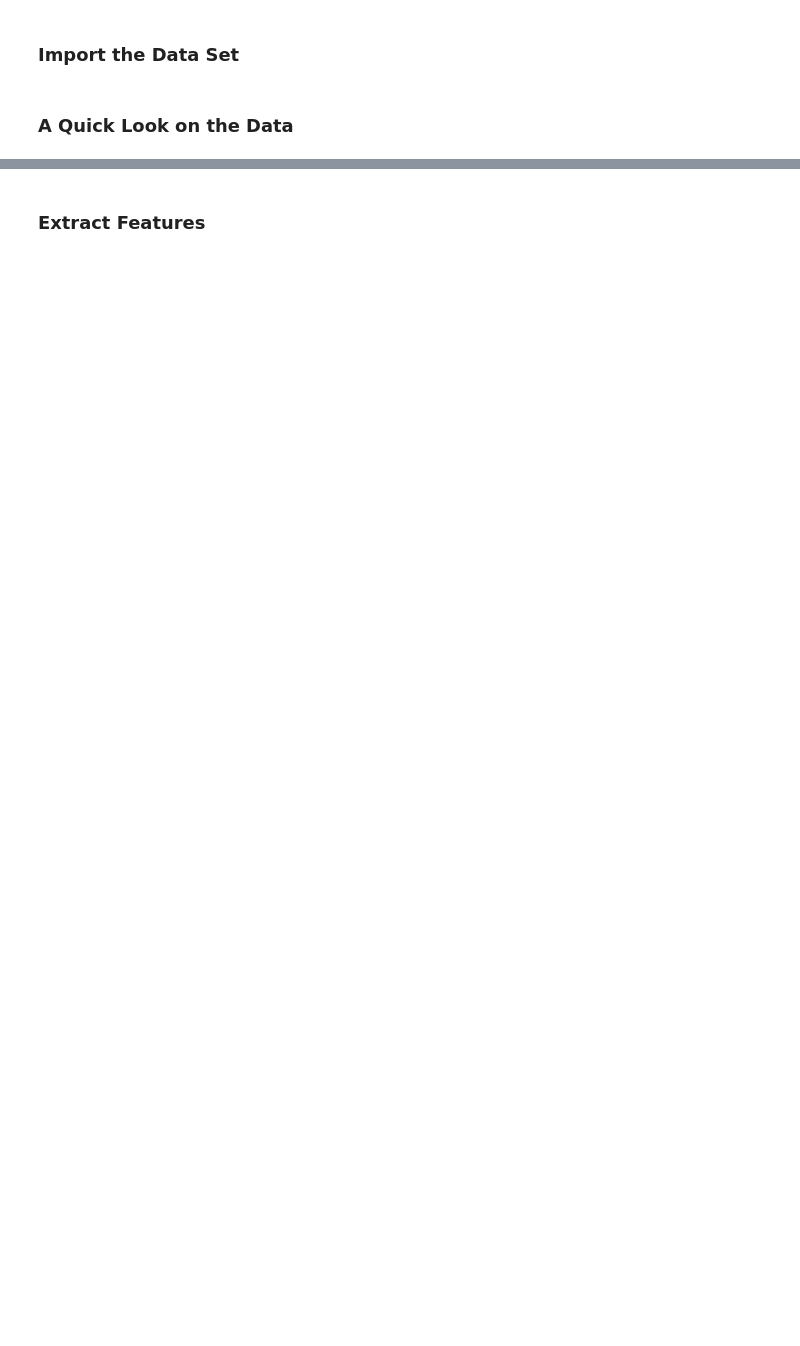
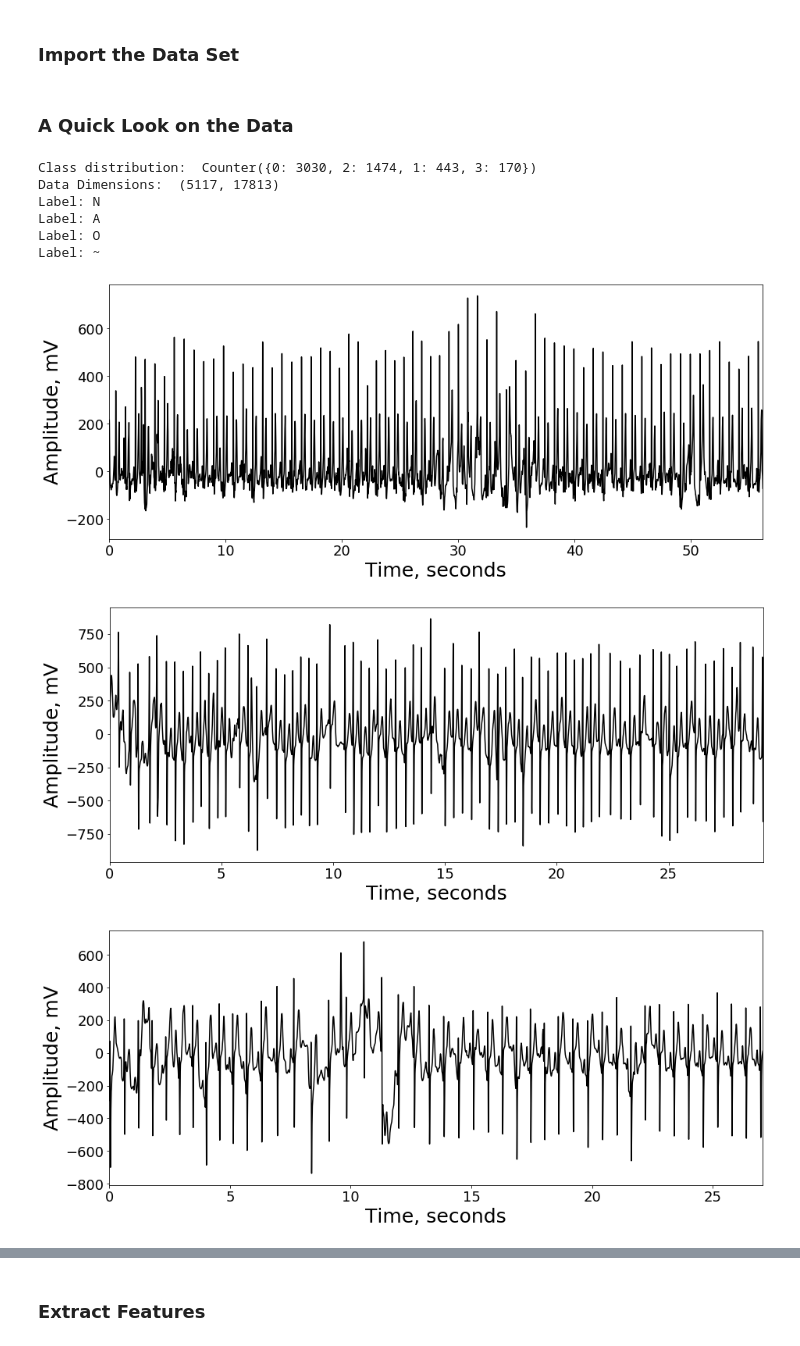
Before and after one commit to yardenas/ethz-advanced-ml, a Jupyter notebook: projects/project_3/classic_classification/ecg_with_feature_extraction.ipynb, the cells around one changed output, grey strips where cells are left out. Cells and saved outputs as stored; diff of their text form; code cells hidden in the pictures; blank space fills up the shorter version.

```diff
--- a/projects/project_3/classic_classification/ecg_with_feature_extraction.ipynb
+++ b/projects/project_3/classic_classification/ecg_with_feature_extraction.ipynb
@@ -21,24 +19,35 @@ IndentationError: unexpected unindent (template_statistics.py, line 1511)
 ### Import the Data Set
 # %%
 path_to_data = os.path.abspath(os.path.join(os.getcwd(), os.pardir))
-X = pd.read_csv(path_to_data + '/X_train.csv', nrows = 88).drop('id', axis=1).to_numpy()
-y = pd.read_csv(path_to_data + '/y_train.csv', nrows = 88).drop('id', axis=1).to_numpy()
+X = pd.read_csv(path_to_data + '/X_train.csv').drop('id', axis=1).to_numpy()
+y = pd.read_csv(path_to_data + '/y_train.csv').drop('id', axis=1).to_numpy()
 X_end_test = pd.read_csv(path_to_data + '/X_test.csv').drop('id', axis=1).to_numpy()
 # %% [markdown]
 ### A Quick Look on the Data
 # %%
 from ecg_features_master.utils.plotting.waveforms import plot_waveform
 from collections import Counter
 fs = 300 # [Hz]
-# print('Class distribution: ', Counter(y.ravel()))
-# print('Data Dimensions: ', X.shape)
-# labels = {
-#     'N': 0,
-#     'A': 1,
-#     'O': 2,
-#     '~': 3
-# }
-# for (heart, label_id) in labels.items():
-#     samples = X[np.argwhere(y == label_id)[0, 0], :]
-#     samples = samples[np.isfinite(samples)]
-#     plot_waveform(samples, fs)
+print('Class distribution: ', Counter(y.ravel()))
+print('Data Dimensions: ', X.shape)
+labels = {
+    'N': 0,
+    'A': 1,
+    'O': 2,
+    '~': 3
+}
+for (heart, label_id) in labels.items():
+    samples = X[np.argwhere(y == label_id)[0, 0], :]
+    samples = samples[np.isfinite(samples)]
+    print('Label: ' + heart)
+    plot_waveform(samples, fs)
+# %% [output]
+Class distribution:  Counter({0: 3030, 2: 1474, 1: 443, 3: 170})
+Data Dimensions:  (5117, 17813)
+Label: N
+Label: A
+Label: O
+Label: ~
+[figure, added]
+[figure, added]
+[figure, added]
```
Also changed, not shown: parts of 16 cells of this notebook, 1 other file.
